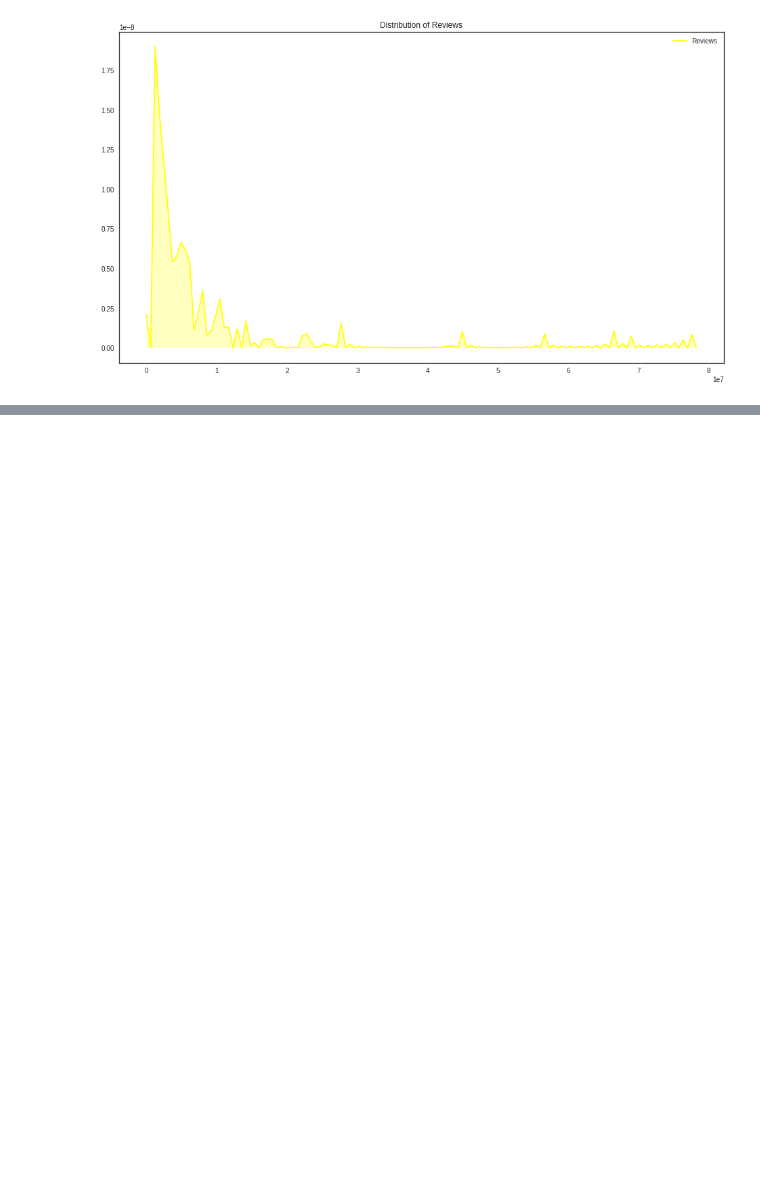
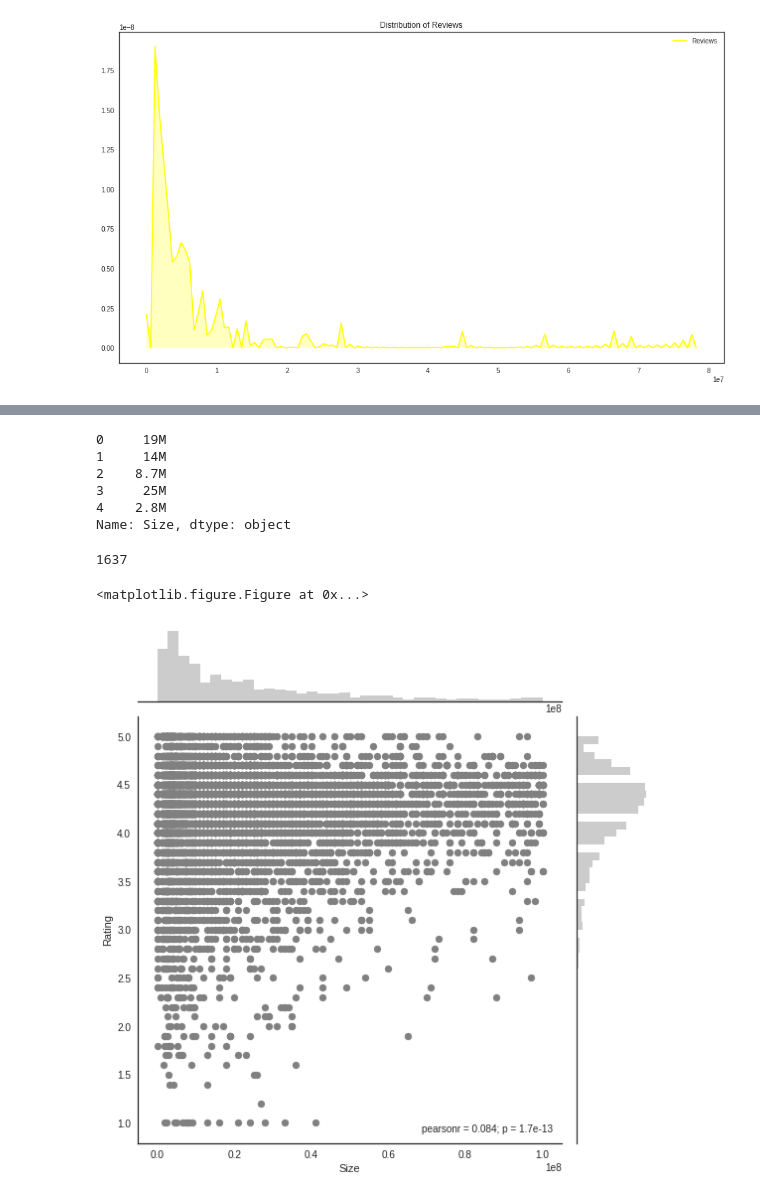
Before and after one commit to KUNAL1612/GooglePlayStoreApps, a Jupyter notebook: GooglePlayApp.ipynb, the cells around one changed output, grey strips where cells are left out. Saved outputs shown, nothing was run; the diff lists cells and outputs as text; code cells hidden in the pictures; blank space fills up the shorter version.

```diff
--- a/GooglePlayApp.ipynb
+++ b/GooglePlayApp.ipynb
@@ -203,0 +204,31 @@ sns.regplot(x="Reviews",y="Rating",data=data,color="Orange")
+# %%
+data['Size'].head()
+# %% [output]
+0     19M
+1     14M
+2    8.7M
+3     25M
+4    2.8M
+Name: Size, dtype: object
+# %%
+#data is still in object type
+len(data[data.Size=='Varies with device'])
+# %% [output]
+1637
+# %%
+#We will replace these with NaN
+data.Size.replace('Varies with device',np.nan,inplace=True)
+# %%
+#We can either drop these, or fill them up with a mean value
+#Let us fill them up with the mean of each category
+
+data.Size = (data.Size.replace(r'[kM]+$', '', regex=True).astype(float) * \
+             data.Size.str.extract(r'[\d\.]+([KM]+)', expand=False)
+            .fillna(1)
+            .replace(['k','M'], [10**3, 10**6]).astype(int))
+# %%
+plt.figure(figsize = (10,10))
+g = sns.jointplot(x="Size", y="Rating",color = 'gray', data=data, size = 8);
+# %% [output]
+<matplotlib.figure.Figure at 0x...>
+[figure, added]
```
Also changed, not shown: parts of 3 cells of this notebook.
